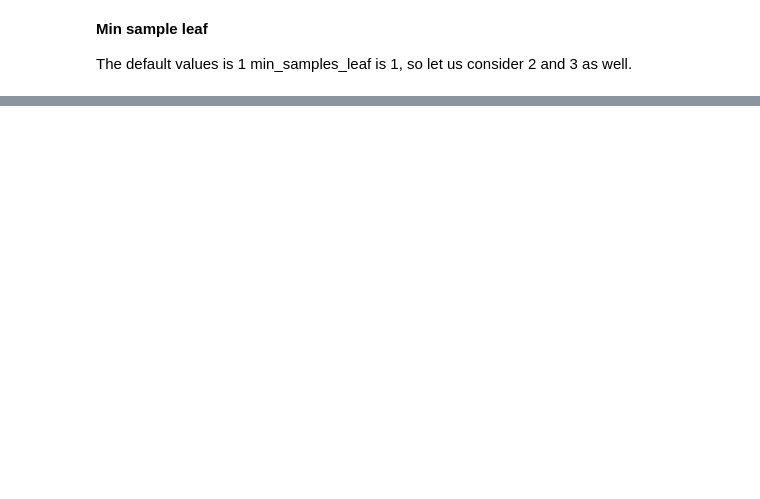
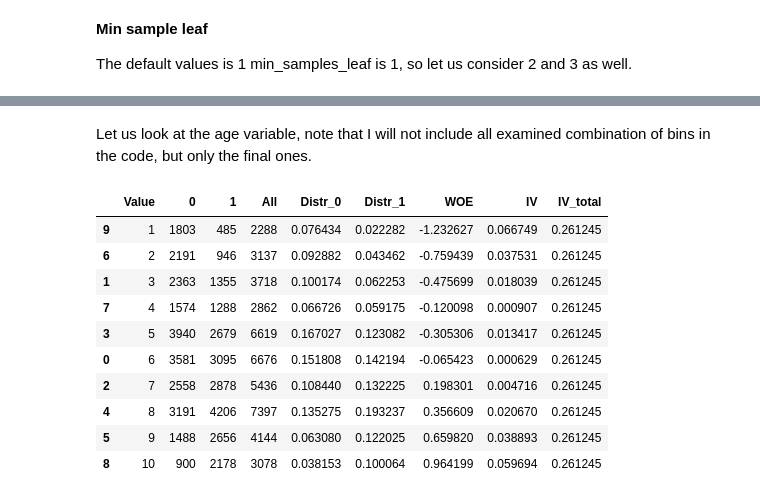
Before and after one commit to DimitriyDashinov/Cardiovascular-Diseases, a Jupyter notebook: Cardio_classification_model.ipynb, the cells around one changed output, grey strips where cells are left out. Cells and saved outputs as stored; diff of their text form; code cells hidden in the pictures; blank space fills up the shorter version.

```diff
--- a/Cardio_classification_model.ipynb
+++ b/Cardio_classification_model.ipynb
@@ -558,6 +557,9 @@ From the corr plot we can see that ap_hi has the strongest correlation with the
 All and all this leaves us with 9 variables: ap_hi, bp_factor, bmi, smoke, alco, active, age, gluc and cholesterol.
 
 To note in my estimate this dataset would not be sufficient for a real life situation, some of the variables are very skewed and the proper approach would be to go collect more data. Never the less since this is a demonstrative analysis we shall proceed to modeling.
+# %%
+df2 = df[['cardio','ap_hi', 'bp_factor', 'bmi', 'smoke',
+          'alco', 'active', 'age', 'gluc', 'cholesterol']]
 # %% [markdown]
 ### Compare several classification models
 # %% [markdown]
@@ -571,7 +573,7 @@ def XY_split(df):
     X = df.drop(['cardio'], axis = 1)
     return X, Y
 # %%
-X, Y = XY_split(df)
+X, Y = XY_split(df2)
 # %%
 # Train-test split (30% to test set)
 X_train, X_test, y_train, y_test = train_test_split(X, Y, test_size=0.3, random_state=42)
@@ -690,0 +930,22 @@ We see the min_samples_leaf of 5 works best
+# %%
+def calculate_woe_iv(dataset, feature, target):
+    '''Calculate the WOE and IV for a list of features in a dataset'''
+    lst = []
+    for i in range(dataset[feature].nunique()):
+        val = list(dataset[feature].unique())[i]
+        lst.append({
+            'Value': val,
+            '0': dataset[(dataset[feature] == val) & (dataset[target] == 0)].count()[feature],
+            '1': dataset[(dataset[feature] == val) & (dataset[target] == 1)].count()[feature],
+            'All': dataset[dataset[feature] == val].count()[feature]
+        })
+    dset = pd.DataFrame(lst)
+    dset['Distr_0'] = dset['0']/dset['0'].sum()
+    dset['Distr_1'] = dset['1']/dset['1'].sum()
+    dset['WOE'] = -np.log(dset['Distr_0']/dset['Distr_1'])
+    dset['IV'] = -(dset['Distr_0']-dset['Distr_1'])*dset['WOE']
+    iv = dset['IV'].sum()
+    dset['IV_total'] = iv
+    dset['Value'] = dset['Value'].astype('int')
+    dset = dset.sort_values(by='Value')
+    return dset
@@ -690,0 +954,3 @@ We see the min_samples_leaf of 5 works best
+# %%
+df_train = pd.concat([X_train, y_train], axis = 1)
+df_train = feature_binning(df_train)
@@ -690,0 +959,16 @@ We see the min_samples_leaf of 5 works best
+# %% [markdown]
+Let us look at the age variable, note that I will not include all examined combination of bins in the code, but only the final ones.
+# %%
+calculate_woe_iv(df_train, 'age_bin', 'cardio')
+# %% [output]
+|  | Value | 0 | 1 | All | Distr_0 | Distr_1 | WOE | IV | IV_total |
+| 9 | 1 | 1803 | 485 | 2288 | 0.076434 | 0.022282 | -1.232627 | 0.066749 | 0.261245 |
+| 6 | 2 | 2191 | 946 | 3137 | 0.092882 | 0.043462 | -0.759439 | 0.037531 | 0.261245 |
+| 1 | 3 | 2363 | 1355 | 3718 | 0.100174 | 0.062253 | -0.475699 | 0.018039 | 0.261245 |
+| 7 | 4 | 1574 | 1288 | 2862 | 0.066726 | 0.059175 | -0.120098 | 0.000907 | 0.261245 |
+| 3 | 5 | 3940 | 2679 | 6619 | 0.167027 | 0.123082 | -0.305306 | 0.013417 | 0.261245 |
+| 0 | 6 | 3581 | 3095 | 6676 | 0.151808 | 0.142194 | -0.065423 | 0.000629 | 0.261245 |
+| 2 | 7 | 2558 | 2878 | 5436 | 0.108440 | 0.132225 | 0.198301 | 0.004716 | 0.261245 |
+| 4 | 8 | 3191 | 4206 | 7397 | 0.135275 | 0.193237 | 0.356609 | 0.020670 | 0.261245 |
+| 5 | 9 | 1488 | 2656 | 4144 | 0.063080 | 0.122025 | 0.659820 | 0.038893 | 0.261245 |
+| 8 | 10 | 900 | 2178 | 3078 | 0.038153 | 0.100064 | 0.964199 | 0.059694 | 0.261245 |
```
Also changed, not shown: parts of 76 cells of this notebook.
